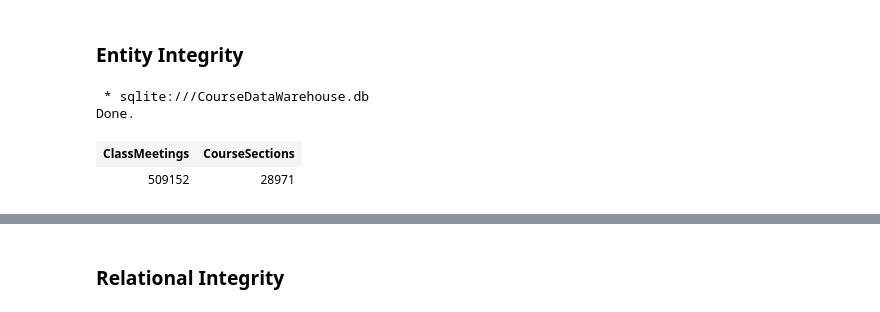
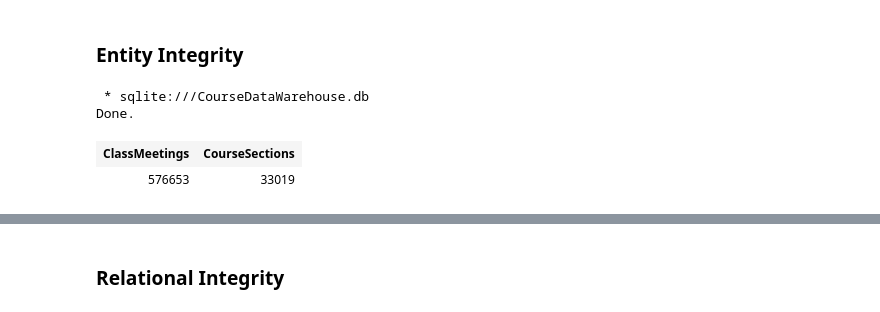
Before and after one commit to christopherhuntley/banner_data, a Jupyter notebook: CourseDataWarehouse.ipynb, the cells around one changed output, grey strips where cells are left out. Drawn from its saved outputs; the diff is of its cells as text; code cells hidden in the pictures.

```diff
--- a/CourseDataWarehouse.ipynb
+++ b/CourseDataWarehouse.ipynb
@@ -644,12 +644,12 @@ SQLite data types are pretty limited, so there is not much to see here. A few sp
 ### Entity Integrity
 # %%
 %%sql
--- There should be 28971 Course Offerings, and 509152 Class Meetings
+-- There should be 33019 Course Offerings, and 576653 Class Meetings
 SELECT
     (SELECT Count(*) FROM CLASS_MEETING_FACTS) as ClassMeetings,
     (SELECT Count(*) FROM COURSE_SECTION_FACTS) as CourseSections;
 # %% [output]
  * sqlite:///CourseDataWarehouse.db
 Done.
 | ClassMeetings | CourseSections |
-| 509152 | 28971 |
+| 576653 | 33019 |
```
Also changed, not shown: parts of 10 cells of this notebook, 28 other files.
